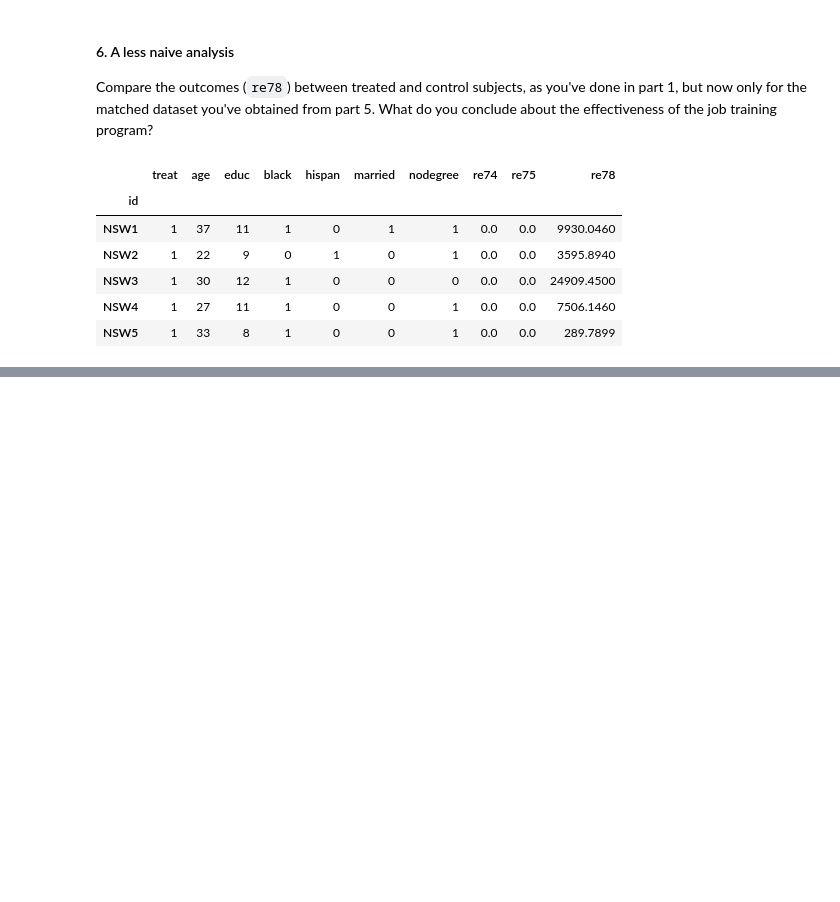
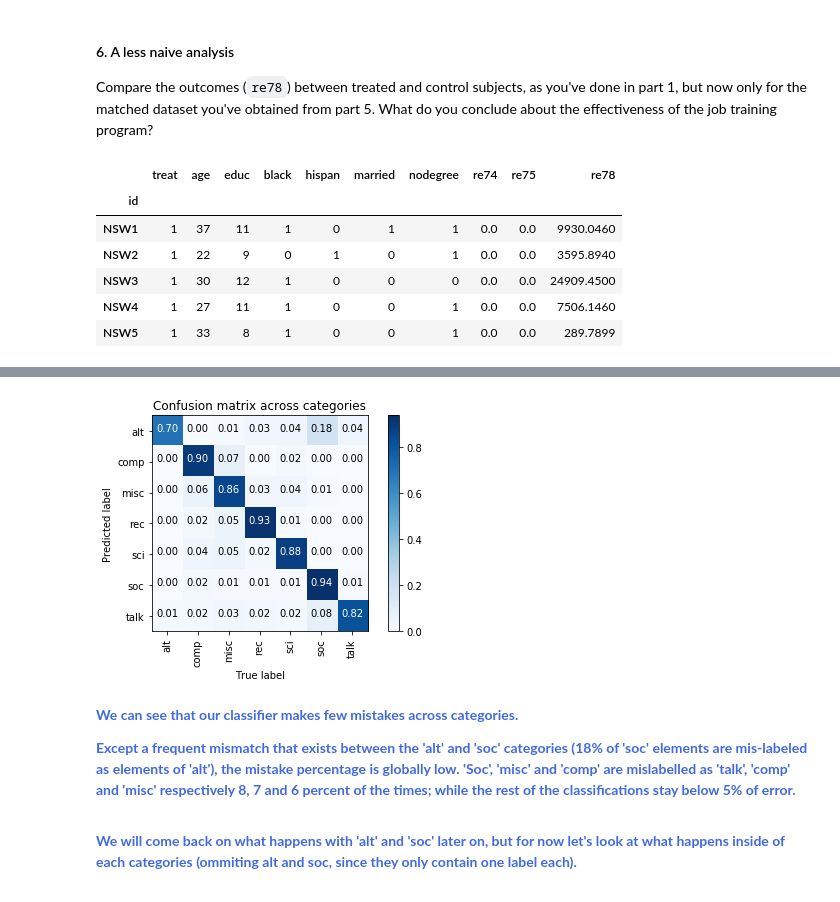
Before and after one commit to NicoBrun/ada2017, a Jupyter notebook: 04 - Applied ML/HW4.ipynb, the cells around one changed output, grey strips where cells are left out. Cells and saved outputs as stored; diff of their text form; code cells hidden in the pictures; blank space fills up the shorter version.

```diff
--- a/04 - Applied ML/HW4.ipynb
+++ b/04 - Applied ML/HW4.ipynb
@@ -717,0 +991,61 @@ sklearn_tfidf = TfidfVectorizer(norm='l2',min_df=0, use_idf=True, smooth_idf=Fal
+# %%
+import itertools as itertools
+
+
+''' Group the results by category
+'''
+def groupby_cats():
+    res = []
+    for cat1 in categories :
+        for cat2 in categories :
+            res.append(get_cat_intersection(cat1, cat2, sum_=True))
+    return np.array(res, dtype=np.int64).reshape((len(categories), len(categories)))
+
+
+''' Returns a subcategory of the confusion matrix
+'''
+def get_cat_intersection(cat1, cat2, sum_=False) :
+    labels1 = get_cat_labels(cat1)
+    labels2 = get_cat_labels(cat2)
+    misclassified_as_cat1 = cm_global_df[labels2].loc[labels1]
+    if sum_ :
+        return misclassified_as_cat1.sum(axis=1).sum(axis=0)
+    else :
+        return np.array(misclassified_as_cat1.as_matrix(), dtype=np.int64)
+
+
+''' Helper : given a category name, returns all label names in it
+'''
+def get_cat_labels(cat_name) :
+    wanted_mask = labels.map(lambda e : cat_name == e[:len(cat_name)])
+    wanted_labels = labels[wanted_mask]
+    return wanted_labels
+
+
+''' Returns a subcategory of the confusion matrix
+    Wraps 'get_cat_intersection'
+'''
+def get_cat(cat_name) :
+    return get_cat_intersection(cat_name, cat_name)
+# %%
+plot_confusion_matrix(groupby_cats(), categories, title='Confusion matrix across categories')
+# %% [output]
+[figure, added]
+# %% [markdown]
+<font color=royalblue>
+<b>
+
+
+
+We can see that our classifier makes few mistakes across categories.
+
+Except a frequent mismatch that exists between the 'alt' and 'soc' categories (18% of 'soc' elements are mis-labeled as elements of 'alt'), the mistake percentage is globally low.
+'Soc', 'misc' and 'comp' are mislabelled as 'talk', 'comp' and 'misc' respectively 8, 7 and 6 percent of the times; while the rest of the classifications stay below 5% of error.
+# %% [markdown]
+<font color=royalblue>
+<b>
+
+
+
+
+We will come back on what happens with 'alt' and 'soc' later on, but for now let's look at what happens inside of each categories (ommiting alt and soc, since they only contain one label each).
```
Also changed, not shown: parts of 105 cells of this notebook.
